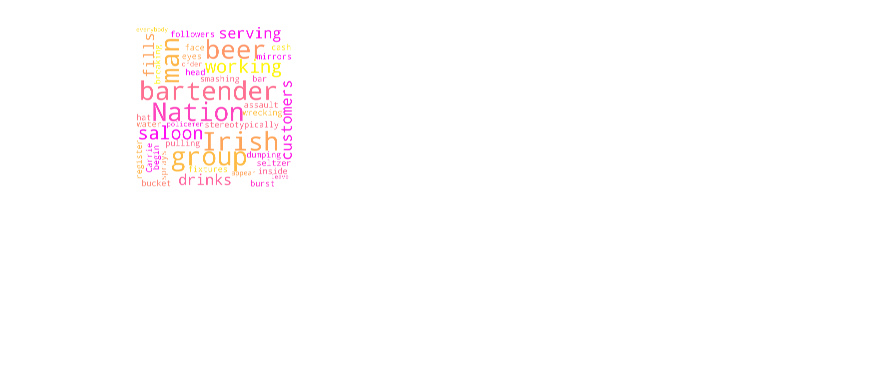
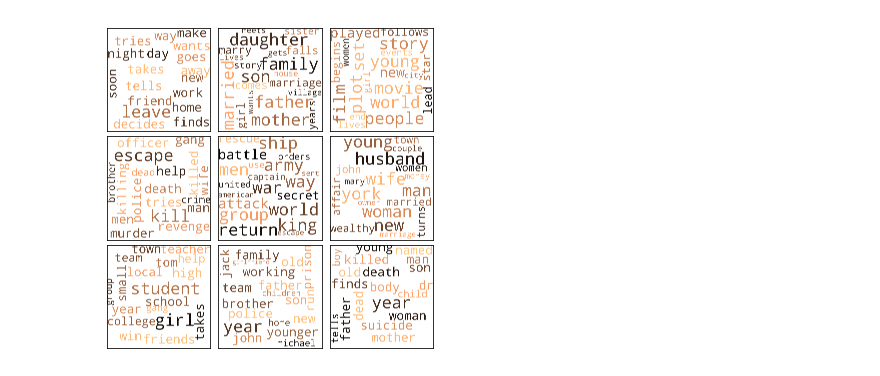
Before and after one commit to swipswaps/NLP-Text-Mining, a Jupyter notebook: text_mining.ipynb, the cells around one changed output. Drawn from its saved outputs; the diff is of its cells as text; code cells hidden in the pictures; blank space fills up the shorter version.

```diff
--- a/text_mining.ipynb
+++ b/text_mining.ipynb
@@ -13,13 +13,24 @@ plt.rcParams['lines.linewidth'] = 1.0
 plt.rcParams['font.size'] = 6.0
 # %%
 # Define Functions.
+
+# Print Top Words for Topics.
 def print_top_words(model, feature_names, n_top_words):
     for topic_idx, topic in enumerate(model.components_):
+        content = [feature_names[i] for i in topic.argsort()[:-n_top_words - 1:-1]]
         message = "Topic #%d: " % topic_idx
-        message += " ".join([feature_names[i]
-                             for i in topic.argsort()[:-n_top_words - 1:-1]])
+        message += " ".join(content)
         print(message)
     print()
+
+
+# Store List of Top Words.
+def content_list(model, feature_names, n_top_words):
+    all_content = []
+    for topic in model.components_:
+        content = [feature_names[i] for i in topic.argsort()[:-n_top_words - 1:-1]]
+        all_content.append(content)
+    return all_content
 # %%
 # Import Data.
 filename = 'wiki_movie_plots_deduped.csv'
@@ -27,8 +38,8 @@ data = pd.read_csv(filename, sep=',',header=0,index_col=False)
 # %%
 # Parameters.
 n_features = 500 # amount of distinct words / vocabulary
-n_components = 10 # amount of topics
-n_top_words = 10 # highest frequency words in topics
+n_components = 9 # amount of topics
+n_top_words = 20 # highest frequency words in topics
 # %%
 # Term Frequency-Inverse Document Frequency (Matrix Calculation).
 samples = data.Plot # text samples
@@ -54,3 +65,4 @@ nmf.fit(tfidf)
 # Print Top Words for Topics.
 tfidf_feature_names = tfidf_vectorizer.get_feature_names()
 print_top_words(nmf, tfidf_feature_names, n_top_words)
+c_list = content_list(nmf, tfidf_feature_names, n_top_words)
@@ -110,13 +109,18 @@ Topic #9: joe young village man father town jack john mother gang
 # %%
-# Word Cloud
+# Word Cloud for Topics.
 
-wordcloud = WordCloud(max_font_size=800,max_words=100,background_color='white',colormap=plt.cm.spring,width=5000,height=5000,mode='RGB',scale=1).generate(samples[0])
+f, ax = plt.subplots(3, 3,figsize=(2*2.95,2*2.95),sharex=True, sharey=True)
+ax = np.ravel(ax)
+plt.subplots_adjust(left=None, bottom=None, right=None, top=None,wspace=0.05, hspace=0.05)
+for i,content in enumerate(c_list):
+    wordcloud = WordCloud(max_font_size=800,max_words=20,background_color='white',colormap=plt.cm.copper,width=5000,height=5000,mode='RGB',scale=1).generate(' '.join(content))
+    axi = ax[i]
+    axi.imshow(wordcloud,interpolation='bilinear')
+    plt.xticks(())
+    plt.yticks(())
 
-plt.figure(figsize=(2.95,2.95))
-plt.imshow(wordcloud,interpolation='bilinear')
-plt.axis('off')
 plt.savefig('word_cloud',dpi=900,transparent=True,orientation='landscape',bbox_inches='tight')
 plt.savefig('word_cloud',dpi=900,transparent=True,orientation='landscape',bbox_inches='tight',format='pdf')
 plt.show()
 # %% [output]
-[figure, old version]
+[figure, new version]
```
Also changed, not shown: parts of 3 cells of this notebook.
